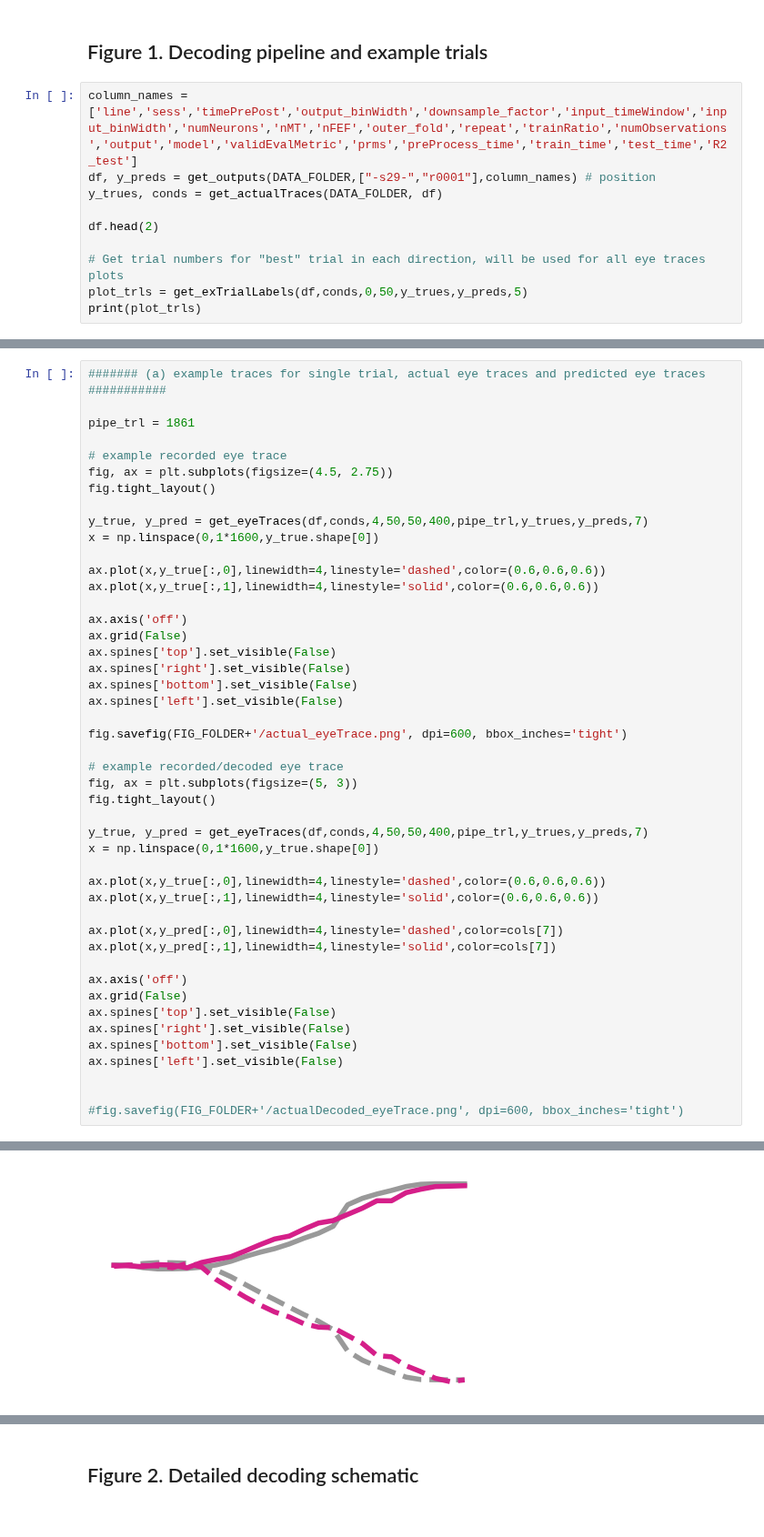
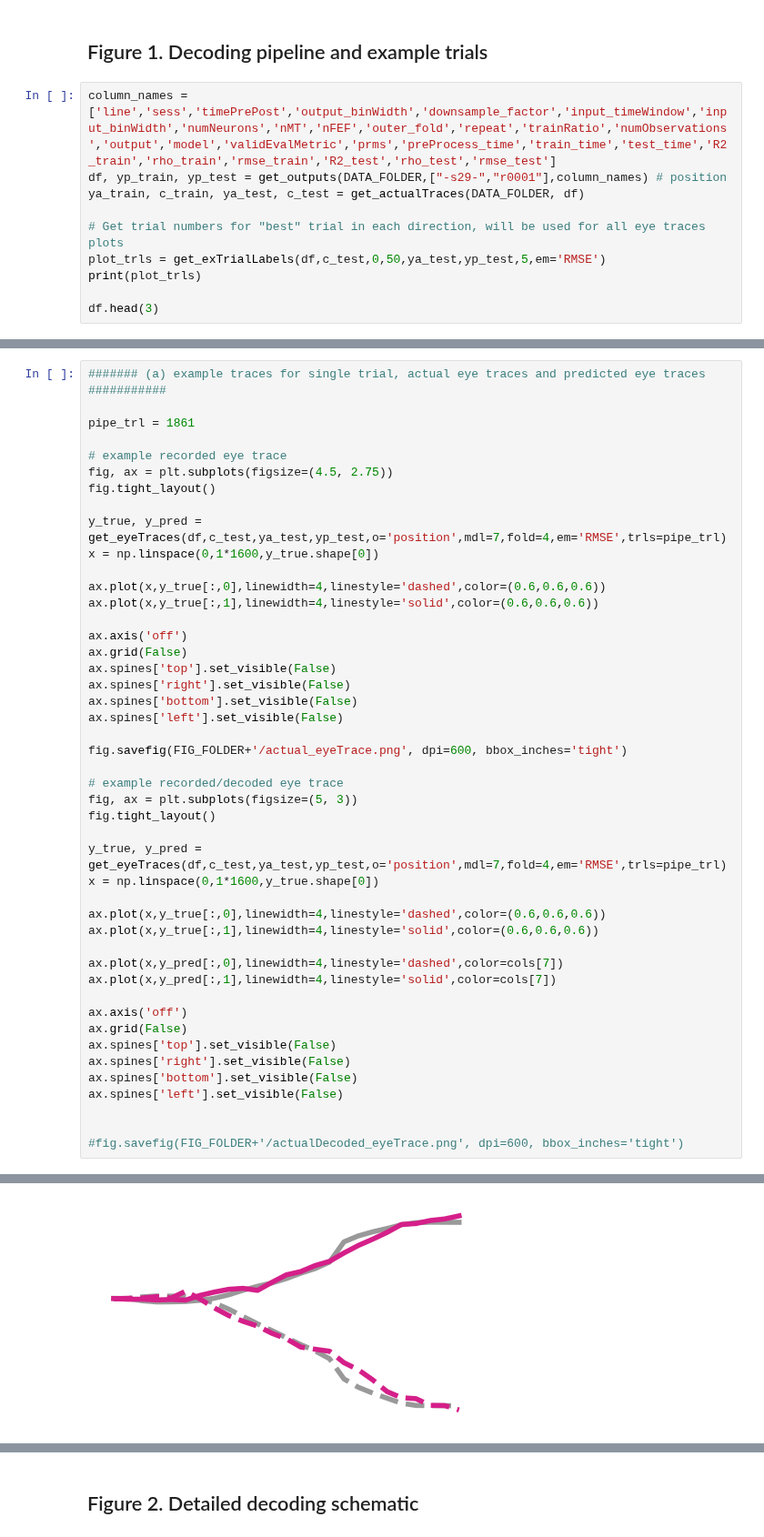
Before and after one commit to mayolabvision/NeuralDecoding, a Jupyter notebook: analyses/Manuscript_FinalPlots2.ipynb, the cells around one changed output, grey strips where cells are left out. Shown at 91% size. Cells and saved outputs as stored; diff of their text form.

Commit message:
working on plots

```diff
--- a/analyses/Manuscript_FinalPlots2.ipynb
+++ b/analyses/Manuscript_FinalPlots2.ipynb
@@ -352,13 +416,13 @@ def calc_evalMetrics(df,sess_size,minR2):
 # %% [markdown]
 ## Figure 1. Decoding pipeline and example trials
 # %%
-column_names = ['line','sess','timePrePost','output_binWidth','downsample_factor','input_timeWindow','input_binWidth','numNeurons','nMT','nFEF','outer_fold','repeat','trainRatio','numObservations','output','model','validEvalMetric','prms','preProcess_time','train_time','test_time','R2_test']
-df, y_preds = get_outputs(DATA_FOLDER,["-s29-","r0001"],column_names) # position
-y_trues, conds = get_actualTraces(DATA_FOLDER, df)
-
-df.head(2)
+column_names = ['line','sess','timePrePost','output_binWidth','downsample_factor','input_timeWindow','input_binWidth','numNeurons','nMT','nFEF','outer_fold','repeat','trainRatio','numObservations','output','model','validEvalMetric','prms','preProcess_time','train_time','test_time','R2_train','rho_train','rmse_train','R2_test','rho_test','rmse_test']
+df, yp_train, yp_test = get_outputs(DATA_FOLDER,["-s29-","r0001"],column_names) # position
+ya_train, c_train, ya_test, c_test = get_actualTraces(DATA_FOLDER, df)
 
 # Get trial numbers for "best" trial in each direction, will be used for all eye traces plots
-plot_trls = get_exTrialLabels(df,conds,0,50,y_trues,y_preds,5)
+plot_trls = get_exTrialLabels(df,c_test,0,50,ya_test,yp_test,5,em='RMSE')
 print(plot_trls)
+
+df.head(3)
 # %% [output]
@@ -372,7 +441,7 @@ pipe_trl = 1861
 fig, ax = plt.subplots(figsize=(4.5, 2.75))
 fig.tight_layout()
 
-y_true, y_pred = get_eyeTraces(df,conds,4,50,50,400,pipe_trl,y_trues,y_preds,7)
+y_true, y_pred = get_eyeTraces(df,c_test,ya_test,yp_test,o='position',mdl=7,fold=4,em='RMSE',trls=pipe_trl)
 x = np.linspace(0,1*1600,y_true.shape[0])
 
 ax.plot(x,y_true[:,0],linewidth=4,linestyle='dashed',color=(0.6,0.6,0.6))
@@ -391,7 +460,7 @@ fig.savefig(FIG_FOLDER+'/actual_eyeTrace.png', dpi=600, bbox_inches='tight')
 fig, ax = plt.subplots(figsize=(5, 3))
 fig.tight_layout()
 
-y_true, y_pred = get_eyeTraces(df,conds,4,50,50,400,pipe_trl,y_trues,y_preds,7)
+y_true, y_pred = get_eyeTraces(df,c_test,ya_test,yp_test,o='position',mdl=7,fold=4,em='RMSE',trls=pipe_trl)
 x = np.linspace(0,1*1600,y_true.shape[0])
 
 ax.plot(x,y_true[:,0],linewidth=4,linestyle='dashed',color=(0.6,0.6,0.6))
@@ -414,4 +483,4 @@ ax.spines['left'].set_visible(False)
-[figure, old version]
+[figure, new version]
 # %%
 fig, axes = plt.subplots(2,2,figsize=(7,3)) #6,5.5
 plt.rcParams.update({'font.size': 10.5})
```
Also changed, not shown: parts of 6 cells of this notebook.
